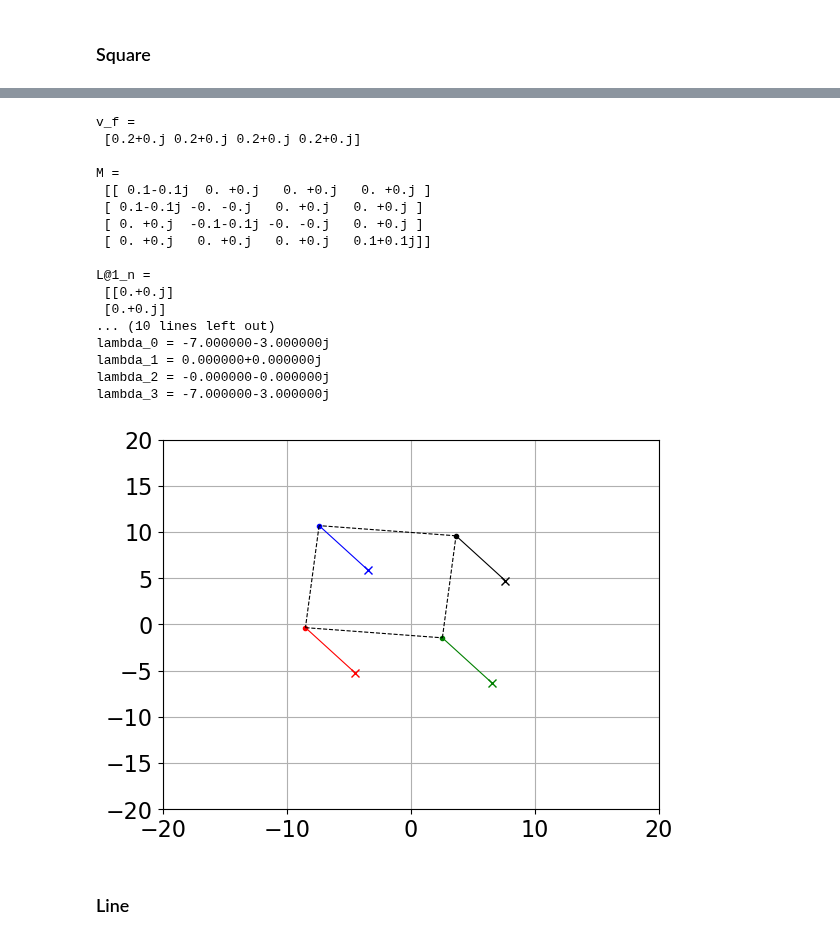
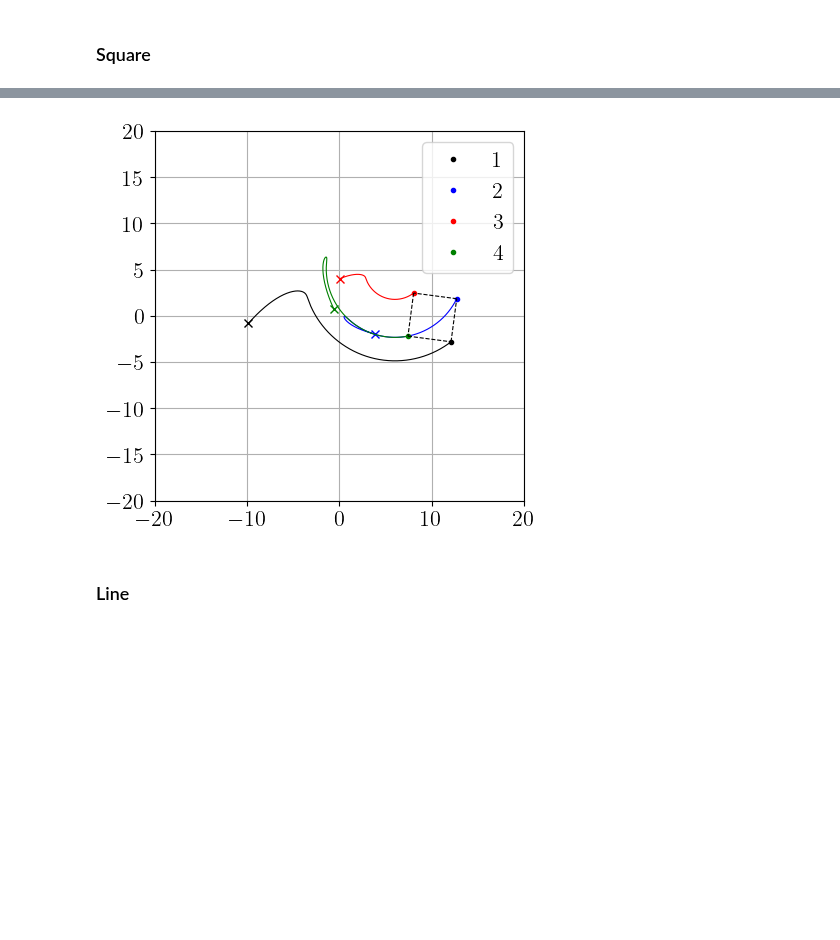
Before and after one commit to Swarm-Systems-Lab/affine-formation-control, a Jupyter notebook: notebooks/test_formation_control.ipynb, the cells around one changed output, grey strips where cells are left out. Drawn from its saved outputs; the diff is of its cells as text; code cells hidden in the pictures; blank space fills up the shorter version.

```diff
--- a/notebooks/test_formation_control.ipynb
+++ b/notebooks/test_formation_control.ipynb
@@ -36,14 +13,13 @@ matplotlib.rc('font', **font)
 ### Square
 # %%
 ## Parameters #####
-n = 4
 Z = ((1,2), (2,3), (3,4), (4,1))
 p_star = [0-1j, 1+0j, 0+1j, -1+0j] # square
 p0 = [-10-1j, 4-2j, 0+4j, -0.5+0.5j]
 tf = 4
-h = 0.1
-K = np.eye(n)
+h = 5
+kappa = 1
 
 ## Generate the simulation frame #####
-args = {"n":n, "Z":Z, "p_star":p_star, "p0":p0, "tf":tf, "h":h, "K":K, "p1":(1 + 2j), "debug":True}
-sim_fr = sim_frame_complex(**args)
+args = {"Z":Z, "p_star":p_star, "p0":p0, "tf":tf, "h":h, "kappa":kappa, "p1":(1 + 2j)}
+sim_fr = ComplexSimulator(**args)
@@ -79,28 +26,11 @@ L@Im(p^*) =
 # %%
 ## Launch the simulation and plot #####
-sim_fr.set_velocity(0.2, 0, 0, 0)
+sim_fr.set_velocity(1, 0, 0, 0.5)
 
 sim_fr.numerical_simulation()
 sim_fr.plot()
 # %% [output]
-v_f =
- [0.2+0.j 0.2+0.j 0.2+0.j 0.2+0.j]
-
-M =
- [[ 0.1-0.1j  0. +0.j   0. +0.j   0. +0.j ]
- [ 0.1-0.1j -0. -0.j   0. +0.j   0. +0.j ]
- [ 0. +0.j  -0.1-0.1j -0. -0.j   0. +0.j ]
- [ 0. +0.j   0. +0.j   0. +0.j   0.1+0.1j]]
-
-L@1_n =
- [[0.+0.j]
- [0.+0.j]
-... (10 lines left out)
-lambda_0 = -7.000000-3.000000j
-lambda_1 = 0.000000+0.000000j
-lambda_2 = -0.000000-0.000000j
-lambda_3 = -7.000000-3.000000j
-[figure, old version]
+[figure, new version]
 # %% [markdown]
 ### Line
 # %%
```
Also changed, not shown: parts of 17 cells of this notebook, 19 other files.
